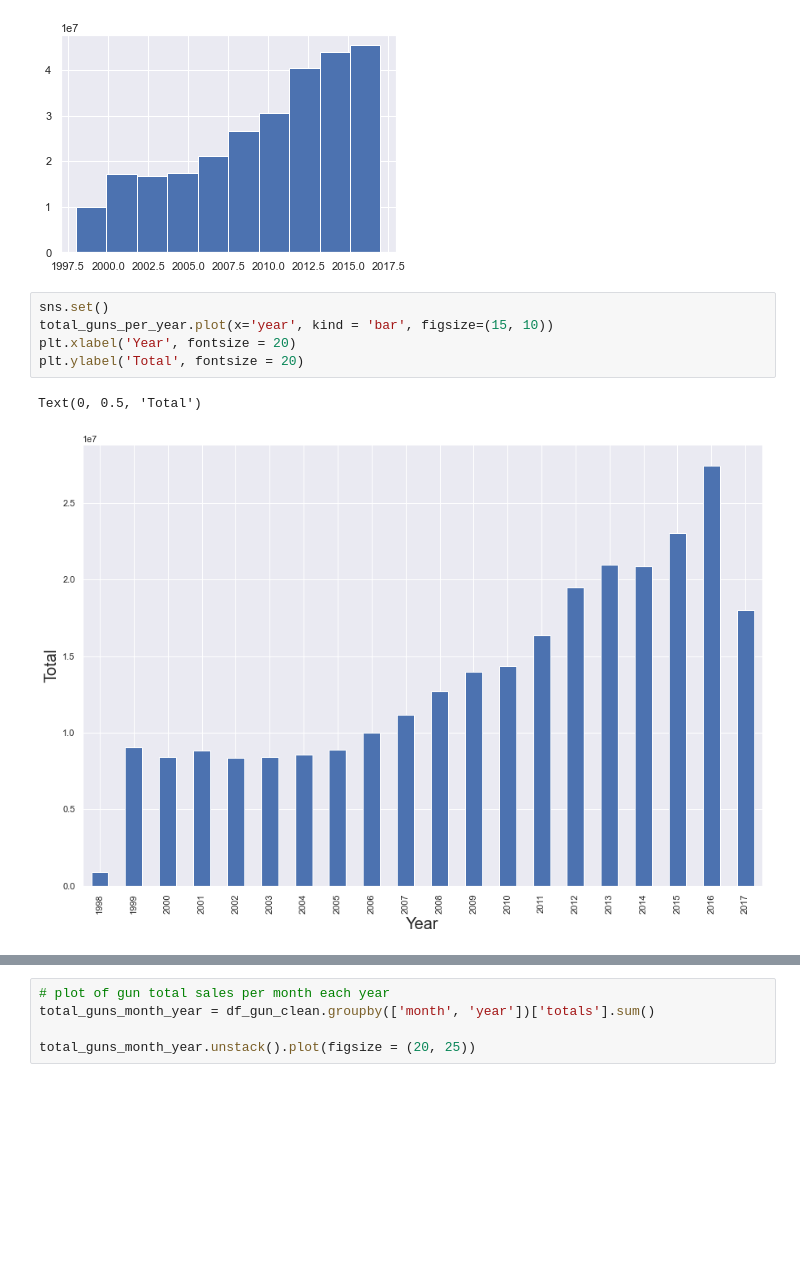
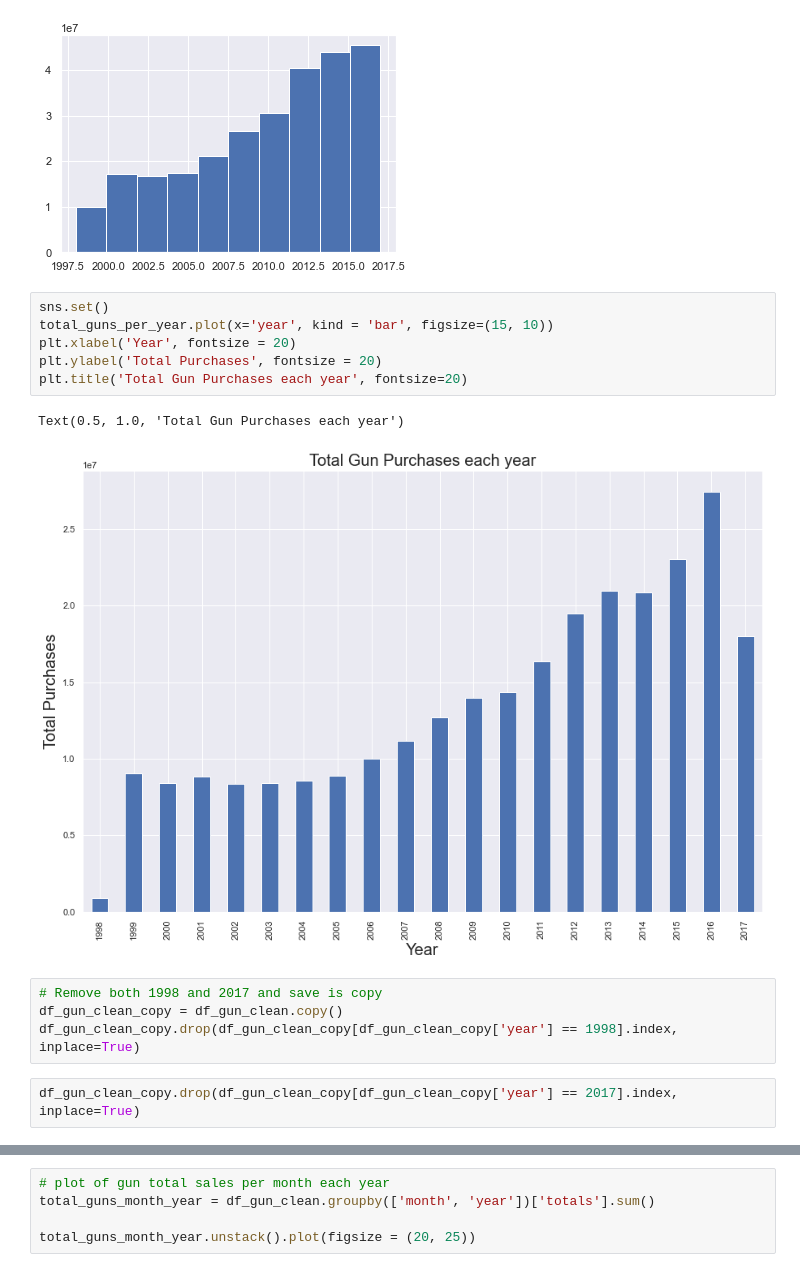
Before and after one commit to fatemamelg/Investigate-A-Dataset-FBI-Gun-Data, a Jupyter notebook: investigate-a-dataset-FBI-Gun-Data.ipynb, the cells around one changed output, grey strips where cells are left out. Drawn from its saved outputs; the diff is of its cells as text; blank space fills up the shorter version.

```diff
--- a/investigate-a-dataset-FBI-Gun-Data.ipynb
+++ b/investigate-a-dataset-FBI-Gun-Data.ipynb
@@ -764,8 +805,15 @@ plt.hist(np.arange(1998, 2018), weights=total_guns_per_year.values)
 # %%
 sns.set()
 total_guns_per_year.plot(x='year', kind = 'bar', figsize=(15, 10))
 plt.xlabel('Year', fontsize = 20)
-plt.ylabel('Total', fontsize = 20)
+plt.ylabel('Total Purchases', fontsize = 20)
+plt.title('Total Gun Purchases each year', fontsize=20)
 # %% [output]
-Text(0, 0.5, 'Total')
+Text(0.5, 1.0, 'Total Gun Purchases each year')
-[figure, old version]
+[figure, new version]
+# %%
+# Remove both 1998 and 2017 and save is copy
+df_gun_clean_copy = df_gun_clean.copy()
+df_gun_clean_copy.drop(df_gun_clean_copy[df_gun_clean_copy['year'] == 1998].index, inplace=True)
+# %%
+df_gun_clean_copy.drop(df_gun_clean_copy[df_gun_clean_copy['year'] == 2017].index, inplace=True)
```
Also changed, not shown: parts of 8 cells of this notebook, 1 other file.
